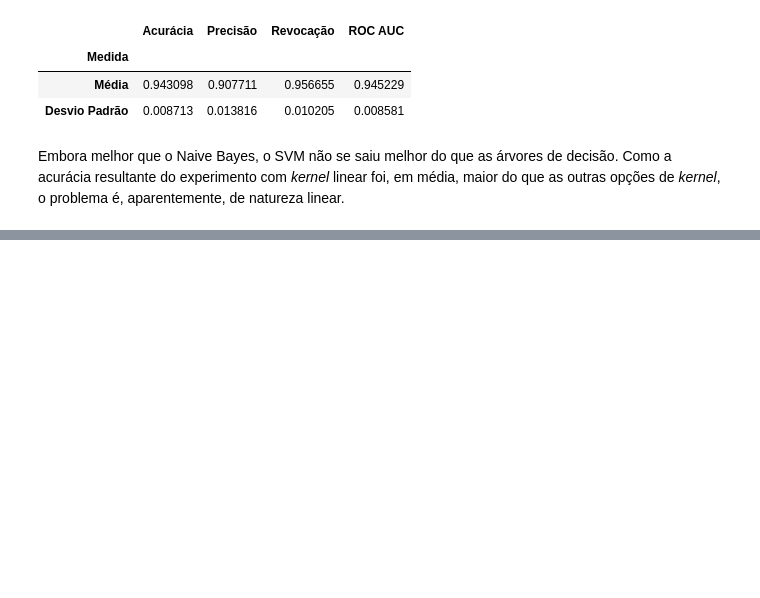
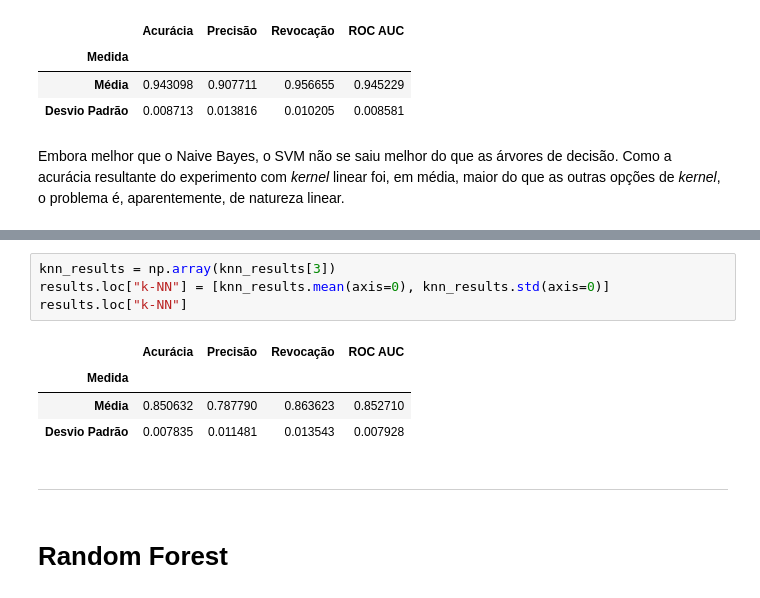
Before and after one commit to marscos/learning_exoplanets, a Jupyter notebook: Aprendizado de Máquina - TP1.ipynb, the cells around one changed output, grey strips where cells are left out. Saved outputs shown, nothing was run; the diff lists cells and outputs as text; blank space fills up the shorter version.

```diff
--- a/Aprendizado de Máquina - TP1.ipynb
+++ b/Aprendizado de Máquina - TP1.ipynb
@@ -426,0 +493,13 @@ Embora melhor que o Naive Bayes, o SVM não se saiu melhor do que as árvores de
+# %%
+knn_results = np.array(knn_results[3])
+results.loc["k-NN"] = [knn_results.mean(axis=0), knn_results.std(axis=0)]
+results.loc["k-NN"]
+# %% [output]
+|  | Acurácia | Precisão | Revocação | ROC AUC |
+| Medida |  |  |  |  |
+| Média | 0.850632 | 0.787790 | 0.863623 | 0.852710 |
+| Desvio Padrão | 0.007835 | 0.011481 | 0.013543 | 0.007928 |
+# %% [markdown]
+---
+# %% [markdown]
+# Random Forest
```
Also changed, not shown: parts of 10 cells of this notebook, 2 other files.
